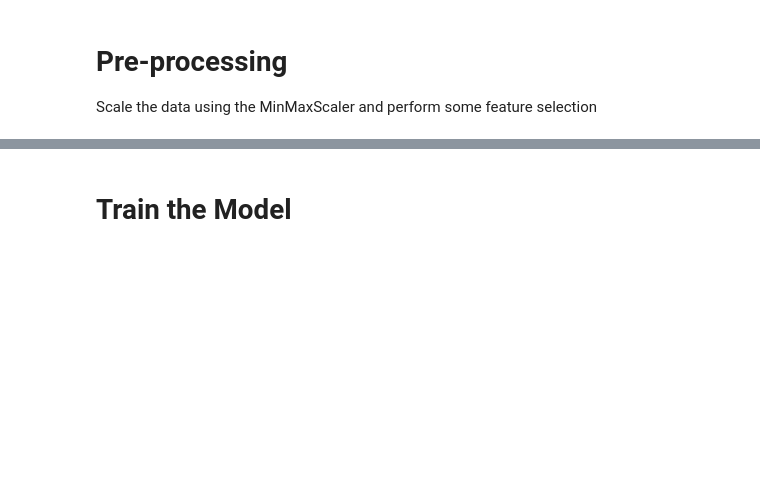
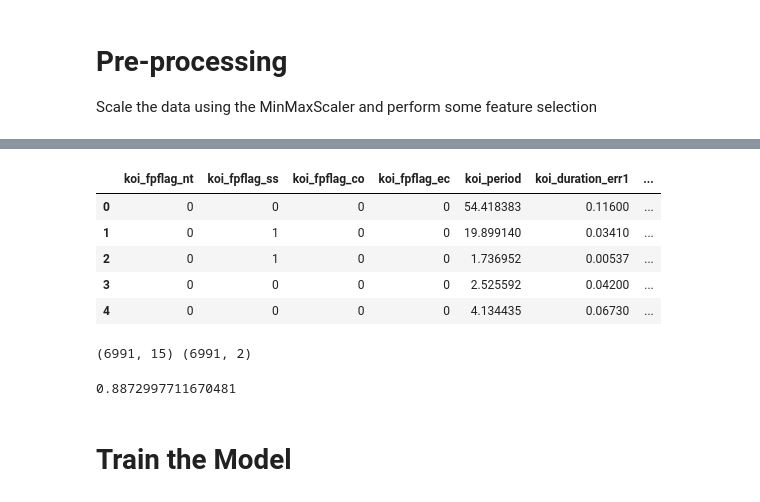
Before and after one commit to babetteblanquet/machine-learning-challenge, a Jupyter notebook: ML_models/model_1.ipynb, the cells around one changed output, grey strips where cells are left out. Cells and saved outputs as stored; diff of their text form; code cells hidden in the pictures; blank space fills up the shorter version.

Commit message:
Feature selection implemented
RF model trained on selected features

```diff
--- a/ML_models/model_1.ipynb
+++ b/ML_models/model_1.ipynb
@@ -139,0 +187,20 @@ Scale the data using the MinMaxScaler and perform some feature selection
+# %%
+#Dropping the variables that have less than 2% influence
+data2 = data.drop(labels=['koi_impact', 'koi_duration', 'koi_teq', 'koi_srad_err1', 'koi_insol', 'koi_depth_err2', 'koi_depth_err1',
+ 'koi_time0bk', 'koi_insol_err2', 'ra', 'koi_kepmag','koi_impact_err1','koi_steff','dec','koi_impact_err2','koi_srad','koi_slogg',
+  'koi_srad_err2','koi_tce_plnt_num'], axis=1)
+data2.head()
+# %% [output]
+|  | koi_fpflag_nt | koi_fpflag_ss | koi_fpflag_co | koi_fpflag_ec | koi_period | koi_duration_err1 | ... |
+| 0 | 0 | 0 | 0 | 0 | 54.418383 | 0.11600 | ... |
+| 1 | 0 | 1 | 0 | 0 | 19.899140 | 0.03410 | ... |
+| 2 | 0 | 1 | 0 | 0 | 1.736952 | 0.00537 | ... |
+| 3 | 0 | 0 | 0 | 0 | 2.525592 | 0.04200 | ... |
+| 4 | 0 | 0 | 0 | 0 | 4.134435 | 0.06730 | ... |
+# %%
+# Assign X (data) and y (target) on the second dataset
+y = data2[["koi_disposition_CONFIRMED","koi_disposition_FALSE POSITIVE"]].values.reshape(-1, 2)
+X = data2.drop(labels=["koi_disposition_CONFIRMED","koi_disposition_FALSE POSITIVE"], axis=1)
+print(X.shape, y.shape)
+# %% [output]
+(6991, 15) (6991, 2)
@@ -140,3 +225,11 @@ Scale the data using the MinMaxScaler and perform some feature selection
+# %%
+#Create a RandomForest model
+from sklearn.ensemble import RandomForestClassifier
+rf = RandomForestClassifier(n_estimators=200)
+rf = rf.fit(X_train_scaled, y_train_scaled)
+rf.score(X_test_scaled, y_test_scaled)
+# %% [output]
+0.8872997711670481
 # %% [markdown]
 # Train the Model
 # %%
```
Also changed, not shown: parts of 13 cells of this notebook.
